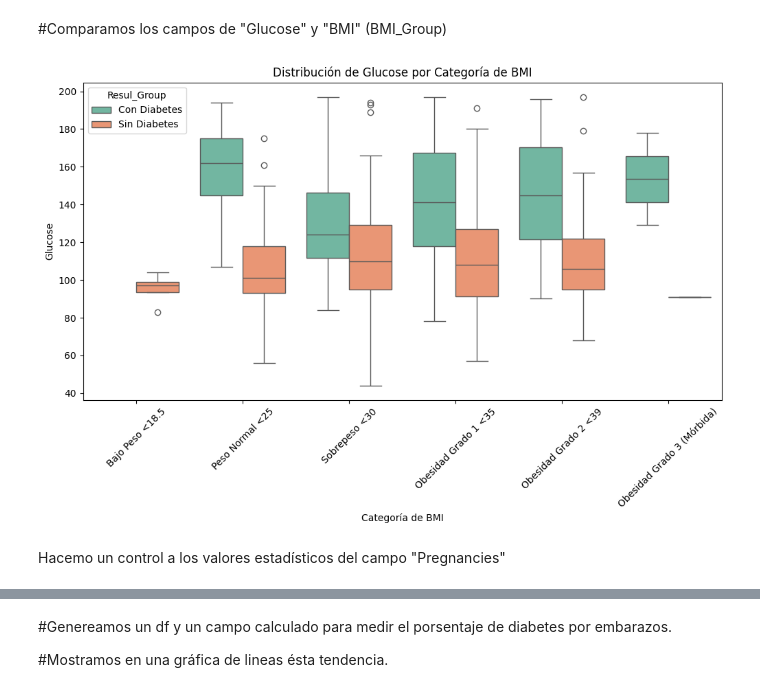
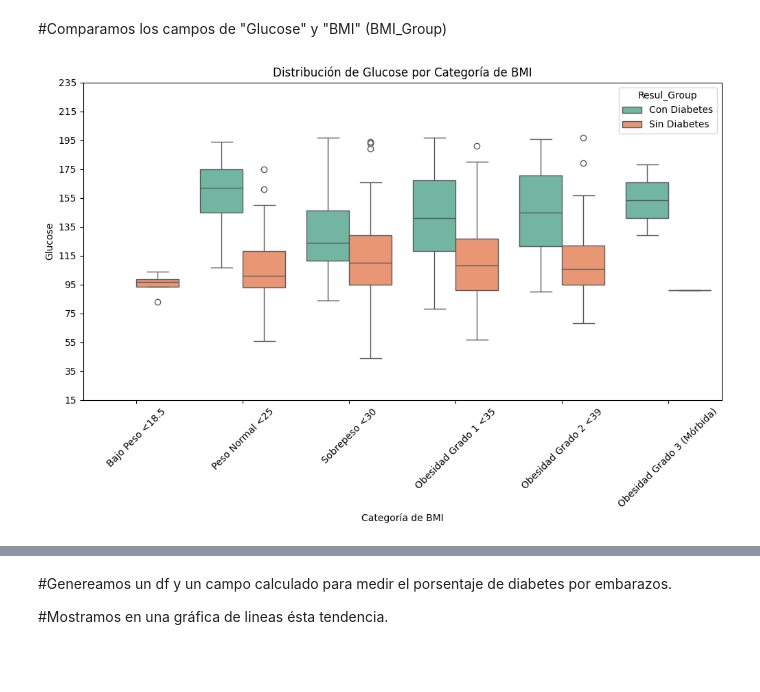
Before and after one commit to gabrielcan/ModeloDeDatosDiabetesPima, a Jupyter notebook: ModeloDiabetes.ipynb, the cells around one changed output, grey strips where cells are left out. Cells and saved outputs as stored; diff of their text form; code cells hidden in the pictures; blank space fills up the shorter version.

```diff
--- a/ModeloDiabetes.ipynb
+++ b/ModeloDiabetes.ipynb
@@ -255,7 +323,7 @@ Mostramos DF que cumple con las condiciones indicadas:
 # %%
 # Calculamos la media de los valores de la columna "Glucose" para los registros que cumplen estas condiciones
-valorGlucosaAvg29Age = dfConAge29yConsireaciones['Glucose'].mean()
+valorGlucosaAvg32Age = dfConAge32yConsireaciones['Glucose'].mean()
 
 # Mostramos el valor promedio que obtuvimos
-print("\n\n Valor promedio del campo 'Glucose': ",valorGlucosaAvg29Age)
+print("\n\n Valor promedio del campo 'Glucose': ",valorGlucosaAvg32Age)
 # %% [output]
@@ -263,7 +331,7 @@ print("\n\n Valor promedio del campo 'Glucose': ",valorGlucosaAvg29Age)
 # %% [markdown]
 Reemplazamos los valores NaN en el campo "Glucose" con la media que obtuvimos (128), de los registros que tienen 29 en el campo "Age" y cumplen con las consideraciones de BMI y BloodPressure.
 # %%
-df.Glucose=df.Glucose.fillna(valorGlucosaAvg29Age) #Remplazamos los campos nan del campo "Glucose" por el valor obtenido en la variable "valorGlucosaAvg29Age"
+df.Glucose=df.Glucose.fillna(valorGlucosaAvg32Age) #Remplazamos los campos nan del campo "Glucose" por el valor obtenido en la variable "valorGlucosaAvg29Age"
 # %% [markdown]
 Verifciamos que no tengamos valores NaN en el campo "Glucosa"
 # %%
@@ -1013,13 +1091,11 @@ bins = [21, 30, 40, 50, 60, 70, 80, 90]
 # Asignamos las etiquetas para cada intervalo
 labelsEdad = ["21-30", "31-40", "41-50", "51-60", "61-70", "71-80", "81-90"]
 
-# Crear una nueva columna en el DataFrame que categorice la edad en estos rangos
-df['Age_Group'] = pd.cut(df['Age'], bins=bins, labels=labelsEdad, right=False)
+# Crear la columna 'Age_Group'
+df.loc[:, 'Age_Group'] = pd.cut(df['Age'], bins=bins, labels=labelsEdad, right=False)
 
-
-# Agrupar por la nueva columna 'Age_Group' y 'Outcome
-# Reemplazar los valores de "Outcome" directamente con "No Diabetes" y "Diabetes"
-df['Resul_Group'] = df['Outcome'].replace({0: 'Sin Diabetes', 1: 'Con Diabetes'})
+# Crear la columna 'Resul_Group' con .loc también
+df.loc[:, 'Resul_Group'] = df['Outcome'].replace({0: 'Sin Diabetes', 1: 'Con Diabetes'})
 
 
 # Graficar el histograma, utilizando la nueva columna 'Resul_Group' para el hue
@@ -1027,7 +1103,7 @@ plt.figure(figsize=(10, 6))
 ax = sns.histplot(data=df, x="Age_Group", stat="count", discrete=True, hue='Resul_Group')
 
 # Título y etiquetas
-plt.title("Distribución de Edad por Rango")
+plt.title("Frecuencia de las Edades por Grupos")
 plt.xlabel("Rango de Edad")
 plt.ylabel("Frecuencia")
 
@@ -1218,17 +1225,15 @@ np.float64(113.99)
 # %%
-
-
 # Creamos un campo nuevo en el DataFrame (df) con el
 binsBMI = [0, 18.5, 24.9, 29.9, 34.9, 39.9, 40]
 labelsBMI=["Bajo Peso <18.5", "Peso Normal <25", "Sobrepeso <30", "Obesidad Grado 1 <35", "Obesidad Grado 2 <39", "Obesidad Grado 3 (Mórbida)"]
-df['BMI_Group'] = pd.cut(df['BMI'], bins=binsBMI, labels=labelsBMI, right=False)
+df.loc[:,'BMI_Group'] = pd.cut(df['BMI'], bins=binsBMI, labels=labelsBMI, right=False)
 
 
 # Graficar la distribución de categorías por Resul_Group
 plt.figure(figsize=(10, 6))
 sns.histplot(data=df, x='BMI_Group', hue='Resul_Group', multiple='stack', stat='count')
-plt.title("Distribución de BMI por Resul_Group")
-plt.xlabel("BMI")
+plt.title("Distribución de Grupo de BMI por Resul_Group")
+plt.xlabel("Grupos por BMI")
 plt.ylabel("Frecuencia")
 plt.xticks(rotation=45)  # Rotar las etiquetas del eje x para mejor legibilidad
 plt.show()
@@ -1272,15 +1272,14 @@ dtype: int64
 # %%
 
 # Crear el boxplot
 plt.figure(figsize=(12, 6))  # Ajustar el tamaño de la figura
 sns.boxplot(data=df, x='BMI_Group', y='Glucose', hue='Resul_Group', palette='Set2')
 plt.title("Distribución de Glucose por Categoría de BMI")
 plt.xlabel("Categoría de BMI")
 plt.ylabel("Glucose")
+plt.yticks(range(15, 250, 20))  # Ajustar los valores del eje y para segmentarlo en intervalos de 20
 plt.xticks(rotation=45)  # Rotar las etiquetas del eje x para mejor legibilidad
 
 plt.show()
 # %% [output]
-[figure, old version]
+[figure, new version]
-# %% [markdown]
-Hacemo un control a los valores estadísticos del campo "Pregnancies"
```
Also changed, not shown: parts of 78 cells of this notebook.
